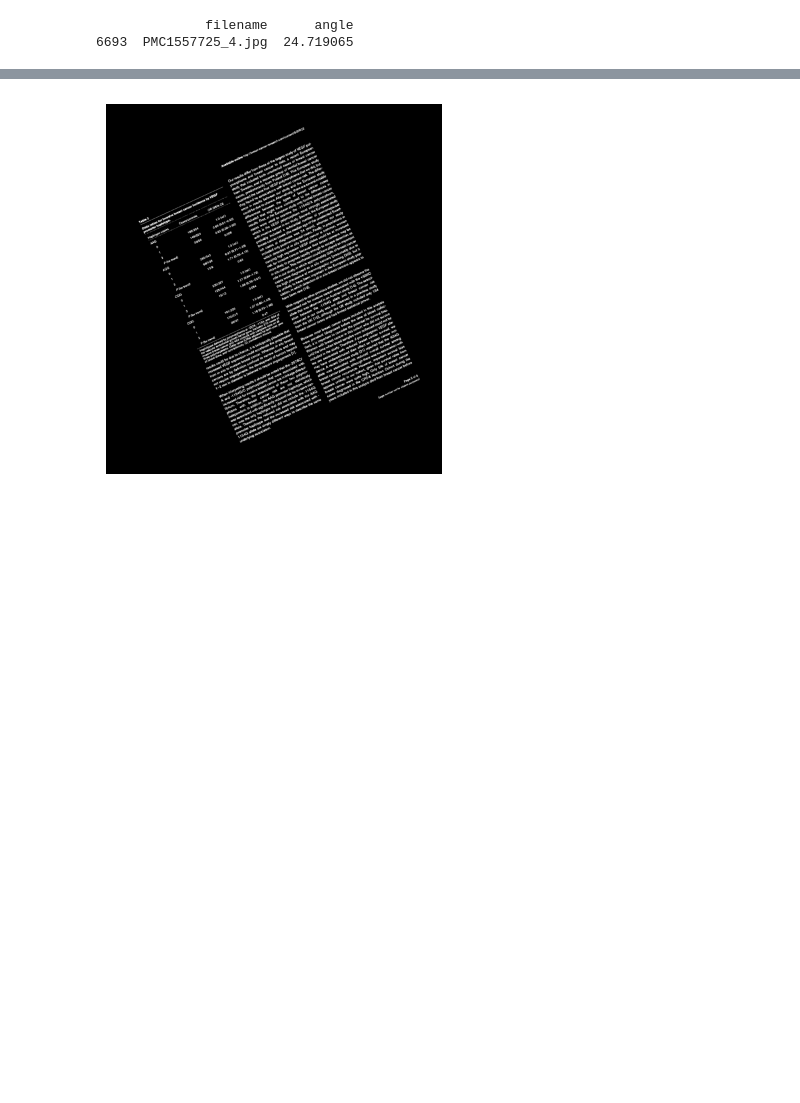
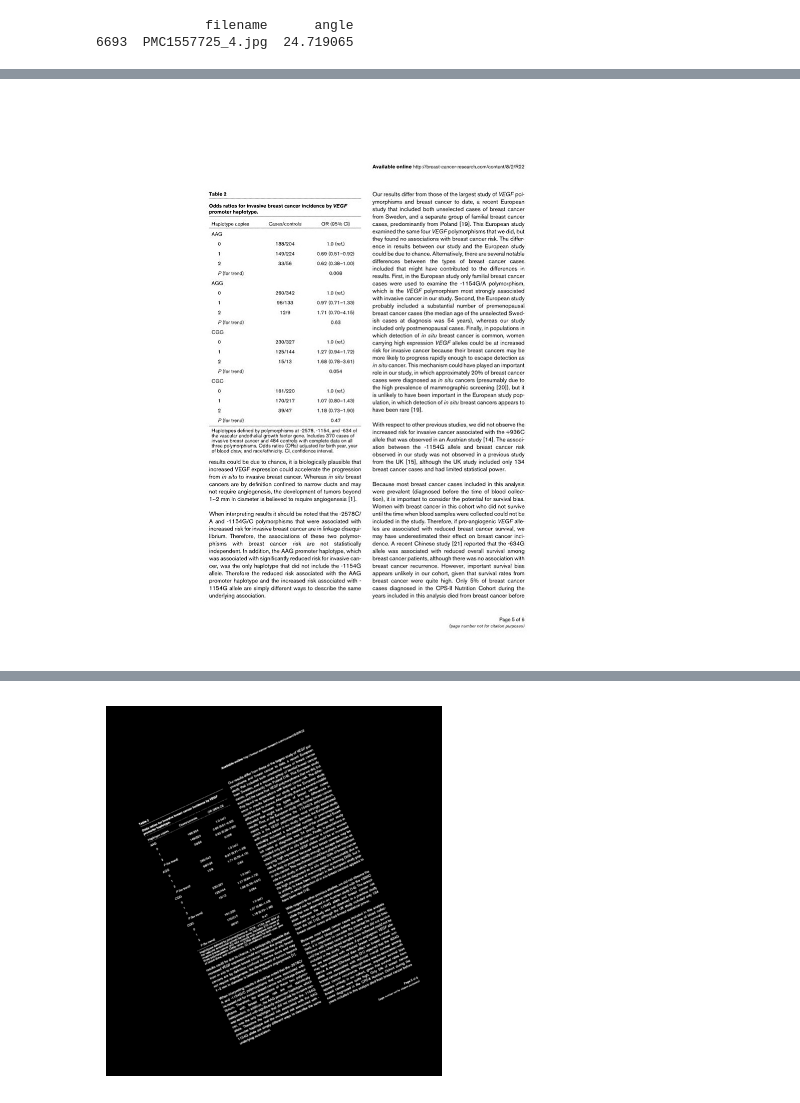
Before and after one commit to sreesankar711/TabDetExt, a Jupyter notebook: skew_cv.ipynb, the cells around one changed output, grey strips where cells are left out. Cells and saved outputs as stored; diff of their text form; code cells hidden in the pictures; blank space fills up the shorter version.

```diff
--- a/skew_cv.ipynb
+++ b/skew_cv.ipynb
@@ -11,7 +14,7 @@ import pandas as pd
 # %%
 def get_rotation_angle(image_path):
-    input_image = cv2.imread(image_path)
-
+    input_image = Image.open(image_path)
+    input_image = np.array(input_image)
     start_time = time.time()
 
     gray = cv2.cvtColor(input_image, cv2.COLOR_BGR2GRAY)
@@ -46,0 +55,6 @@ get_rotation_angle(image_path)
+# %%
+(h, w) = image.size
+center = (w // 2, h // 2)
+M = cv2.getRotationMatrix2D(center, -get_rotation_angle(image_path)[0], 1.0)
+rotated = cv2.warpAffine(np.array(image), M, (w, h),flags=cv2.INTER_CUBIC, borderMode=cv2.BORDER_REPLICATE)
+rotated
@@ -47,3 +79,8 @@ get_rotation_angle(image_path)
+# %%
+rotated = Image.fromarray(rotated)
+rotated
+# %% [output]
+[figure, added]
 # %%
 def display_gray(img):
     plt.imshow(img, cmap='gray')
```
Also changed, not shown: parts of 5 cells of this notebook, 51 other files.
